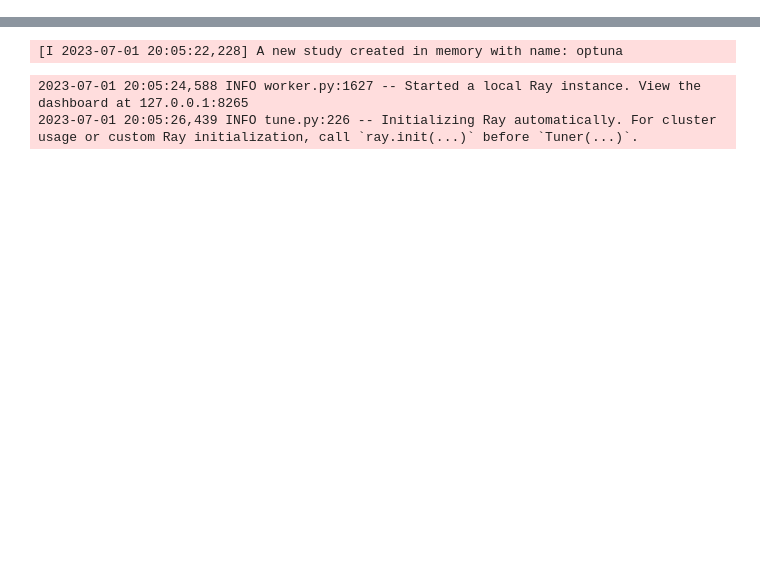
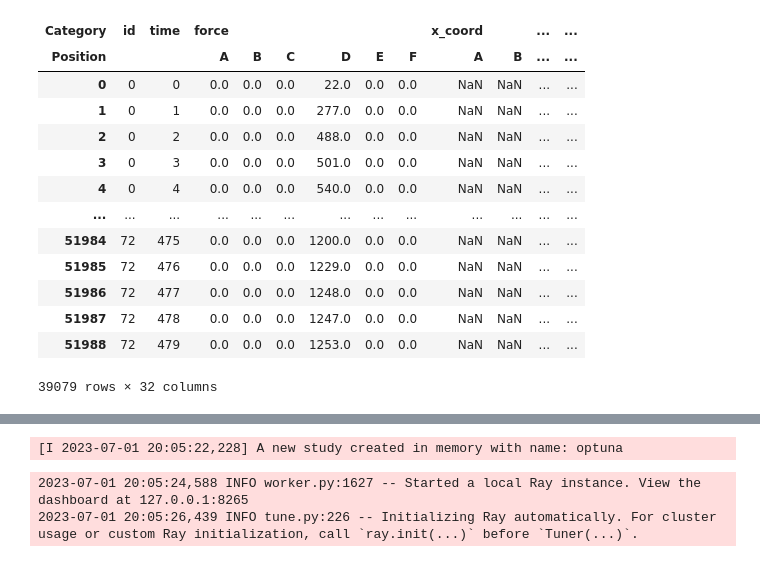
Before and after one commit to seokjin1013/FSR-prediction, a Jupyter notebook: tmp.ipynb, the cells around one changed output, grey strips where cells are left out. Cells and saved outputs as stored; diff of their text form; code cells hidden in the pictures; blank space fills up the shorter version.

Commit message:
Add Scaler Feature

```diff
--- a/tmp.ipynb
+++ b/tmp.ipynb
@@ -0,0 +23,31 @@
+# %%
+import sklearn.preprocessing
+train_index, test_index = datasource.get_index_splited_by_time(data)
+scaler_X = sklearn.preprocessing.MinMaxScaler()
+scaler_y = sklearn.preprocessing.MinMaxScaler()
+index_X = 'FSR_for_force'
+index_y = 'force'
+data_X = data[index_X]
+data_y = data[index_y]
+# data.loc[:, index_X] = scaler_X.fit_transform(data_X[train_index])
+# data.loc[:, index_y] = scaler_y.fit_transform(data_y[train_index])
+# data_X[train_index]
+import numpy as np
+import pandas as pd
+data.loc[np.concatenate(train_index)]
+# train_index[0].union([train_index[1], train_index[2]])
+# %% [output]
+| Category | id | time | force |  |  |  |  |  | x_coord |  | ... | ... |
+| Position |  |  | A | B | C | D | E | F | A | B | ... | ... |
+| 0 | 0 | 0 | 0.0 | 0.0 | 0.0 | 22.0 | 0.0 | 0.0 | NaN | NaN | ... | ... |
+| 1 | 0 | 1 | 0.0 | 0.0 | 0.0 | 277.0 | 0.0 | 0.0 | NaN | NaN | ... | ... |
+| 2 | 0 | 2 | 0.0 | 0.0 | 0.0 | 488.0 | 0.0 | 0.0 | NaN | NaN | ... | ... |
+| 3 | 0 | 3 | 0.0 | 0.0 | 0.0 | 501.0 | 0.0 | 0.0 | NaN | NaN | ... | ... |
+| 4 | 0 | 4 | 0.0 | 0.0 | 0.0 | 540.0 | 0.0 | 0.0 | NaN | NaN | ... | ... |
+| ... | ... | ... | ... | ... | ... | ... | ... | ... | ... | ... | ... | ... |
+| 51984 | 72 | 475 | 0.0 | 0.0 | 0.0 | 1200.0 | 0.0 | 0.0 | NaN | NaN | ... | ... |
+| 51985 | 72 | 476 | 0.0 | 0.0 | 0.0 | 1229.0 | 0.0 | 0.0 | NaN | NaN | ... | ... |
+| 51986 | 72 | 477 | 0.0 | 0.0 | 0.0 | 1248.0 | 0.0 | 0.0 | NaN | NaN | ... | ... |
+| 51987 | 72 | 478 | 0.0 | 0.0 | 0.0 | 1247.0 | 0.0 | 0.0 | NaN | NaN | ... | ... |
+| 51988 | 72 | 479 | 0.0 | 0.0 | 0.0 | 1253.0 | 0.0 | 0.0 | NaN | NaN | ... | ... |
+39079 rows × 32 columns
```
Also changed, not shown: parts of 4 cells of this notebook, 2 other files.
